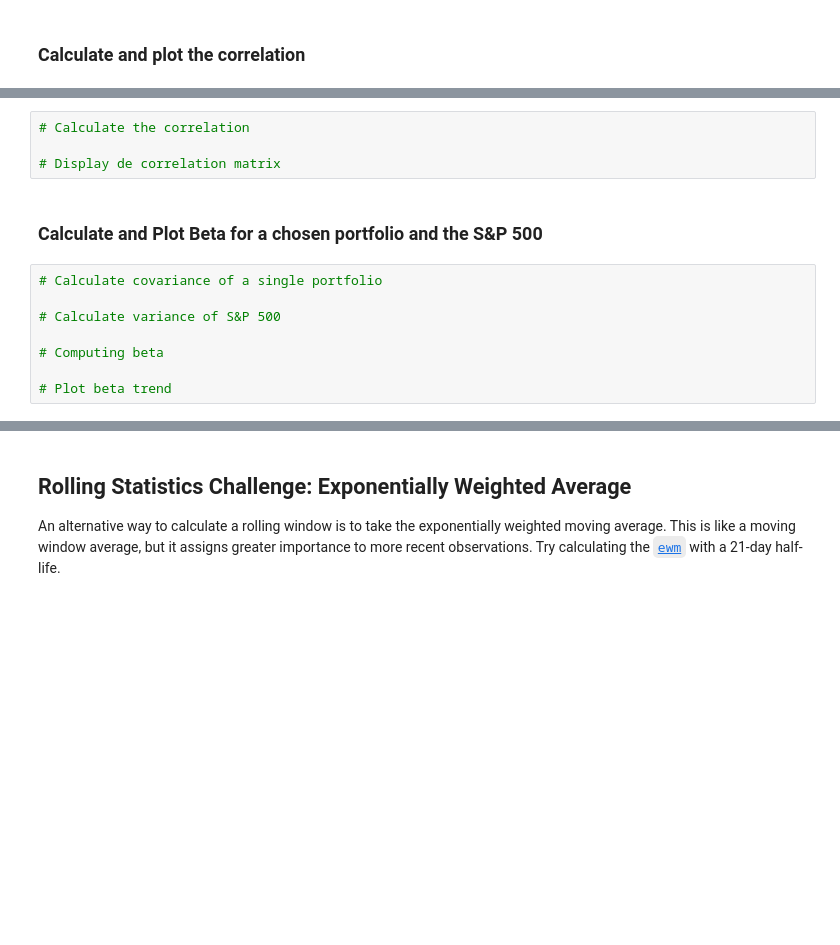
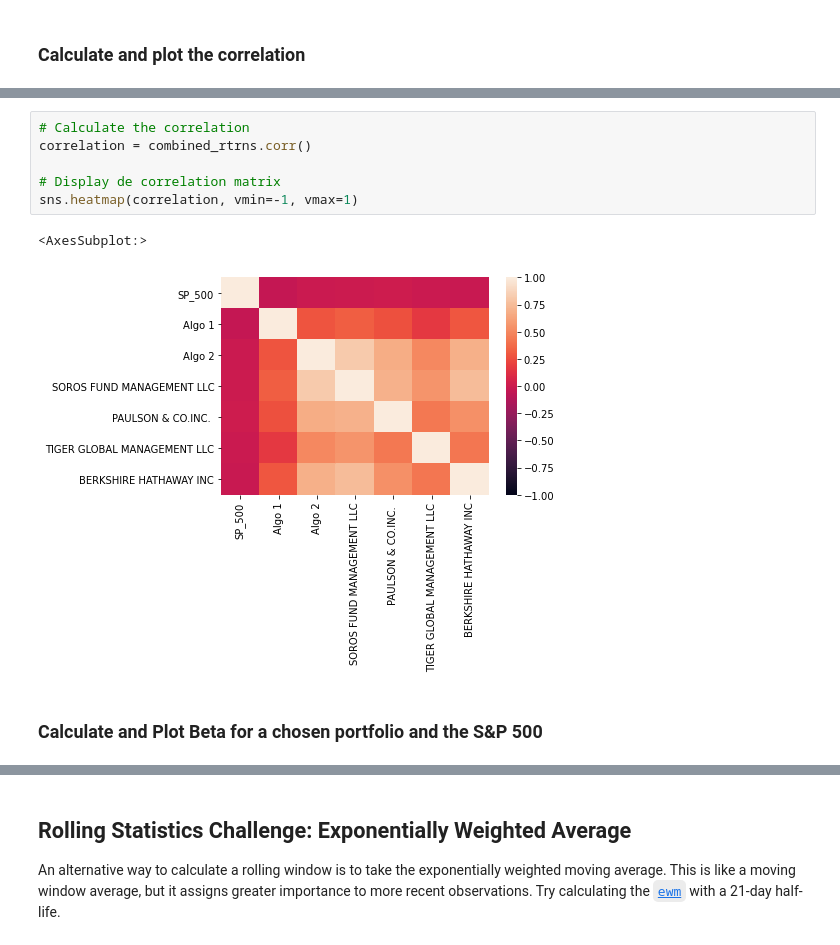
Before and after one commit to eriklarson33/HW_4-Whale_of_a_Portfolio, a Jupyter notebook: Starter_Code/whale_analysis.ipynb, the cells around one changed output, grey strips where cells are left out. Saved outputs shown, nothing was run; the diff lists cells and outputs as text; blank space fills up the shorter version.

```diff
--- a/Starter_Code/whale_analysis.ipynb
+++ b/Starter_Code/whale_analysis.ipynb
@@ -447,14 +487,11 @@ Risk changes over time. Analyze the rolling statistics for Risk and Beta.
 # %%
 # Calculate the correlation
+correlation = combined_rtrns.corr()
 
 # Display de correlation matrix
+sns.heatmap(correlation, vmin=-1, vmax=1)
+# %% [output]
+<AxesSubplot:>
+[figure, added]
 # %% [markdown]
 ### Calculate and Plot Beta for a chosen portfolio and the S&P 500
-# %%
-# Calculate covariance of a single portfolio
-
-# Calculate variance of S&P 500
-
-# Computing beta
-
-# Plot beta trend
```
Also changed, not shown: parts of 11 cells of this notebook.
